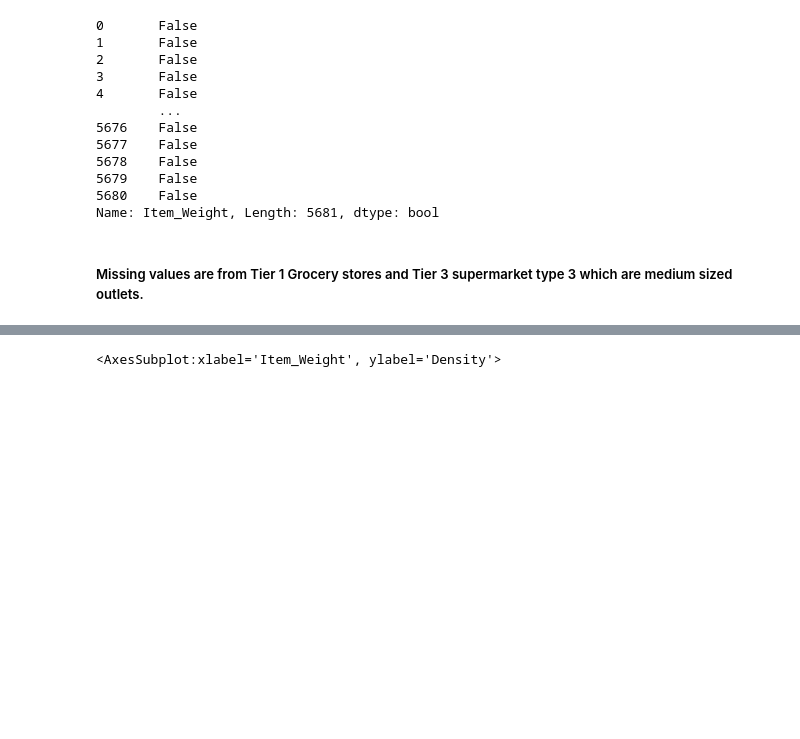
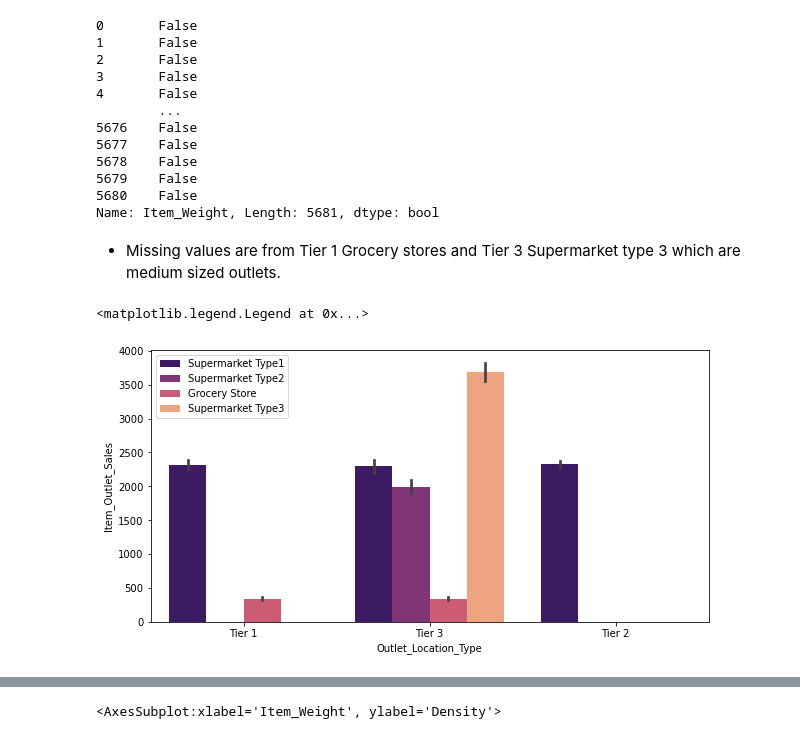
Before and after one commit to suhailfazal/Store-Sales-Prediction, a Jupyter notebook: Store Sales Prediction - for Random forest regressor.ipynb, the cells around one changed output, grey strips where cells are left out. Drawn from its saved outputs; the diff is of its cells as text; code cells hidden in the pictures; blank space fills up the shorter version.

```diff
--- a/Store Sales Prediction - for Random forest regressor.ipynb
+++ b/Store Sales Prediction - for Random forest regressor.ipynb
@@ -531,4 +533,11 @@ Test_Item_weight_missing
 5680    False
 Name: Item_Weight, Length: 5681, dtype: bool
 # %% [markdown]
-##### Missing values are from Tier 1 Grocery stores and Tier 3 supermarket type 3 which are medium sized outlets.
+- Missing values are from Tier 1 Grocery stores and Tier 3 Supermarket type 3 which are medium sized outlets.
+# %%
+plt.figure(figsize=(10,5))
+sns.barplot('Outlet_Location_Type','Item_Outlet_Sales',hue='Outlet_Type',data=train,palette='magma')
+plt.legend()
+# %% [output]
+<matplotlib.legend.Legend at 0x...>
+[figure, added]
```
Also changed, not shown: parts of 61 cells of this notebook, 16 other files.
